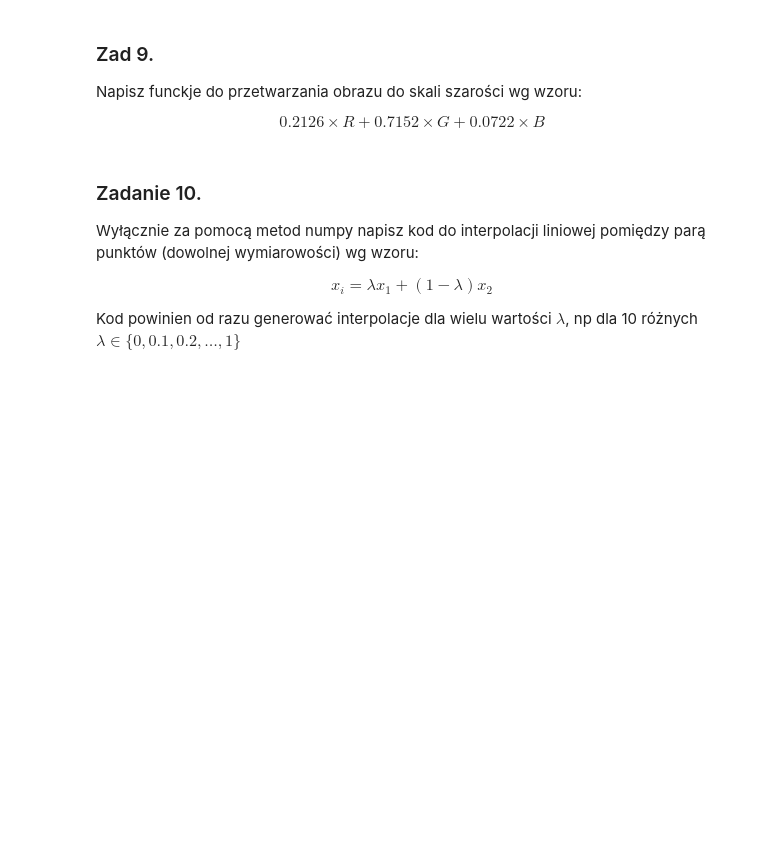
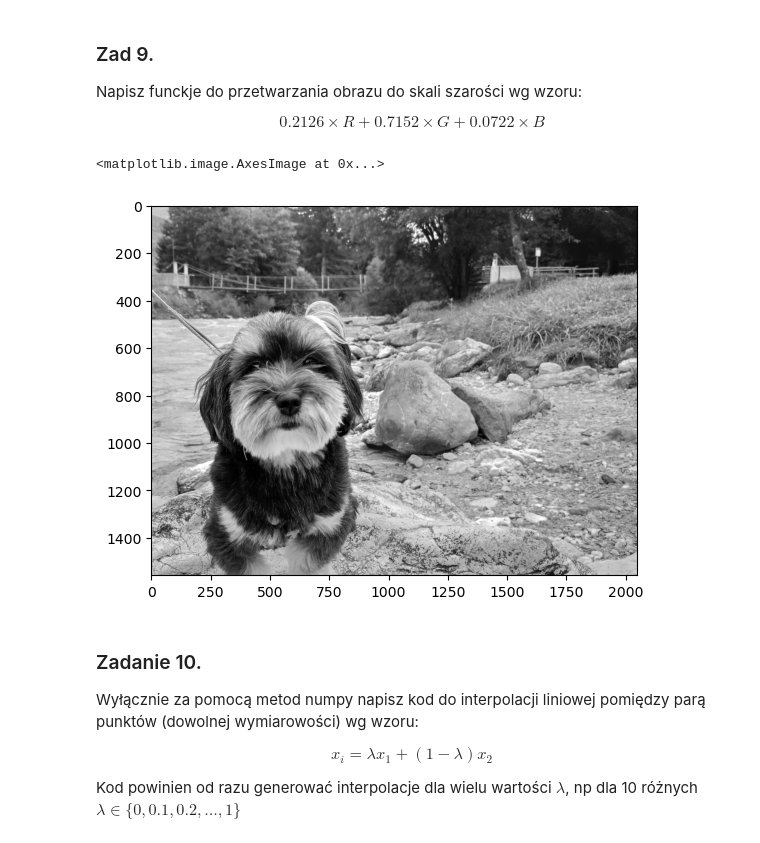
Before and after one commit to KajetanOzog/effective_python, a Jupyter notebook: lab11.ipynb, the cells around one changed output. Cells and saved outputs as stored; diff of their text form; code cells hidden in the pictures; blank space fills up the shorter version.

```diff
--- a/lab11.ipynb
+++ b/lab11.ipynb
@@ -216,6 +223,16 @@ plt.imshow(img);
 Napisz funckje do przetwarzania obrazu do skali szarości wg wzoru:
 
 $$ 0.2126 \times R + 0.7152 \times  G + 0.0722 \times B $$
+# %%
+img = mpimg.imread('images/piesek.jpeg')
+def przetworz(img):
+    return np.dot(img[:, :, :3], np.array([0.2126, 0.7152, 0.0722]))
+
+img = przetworz(img)
+plt.imshow(img, cmap='gray')
+# %% [output]
+<matplotlib.image.AxesImage at 0x...>
+[figure, added]
 # %% [markdown]
 ### Zadanie 10.
 
```
Also changed, not shown: parts of 9 cells of this notebook, 1 other file.
